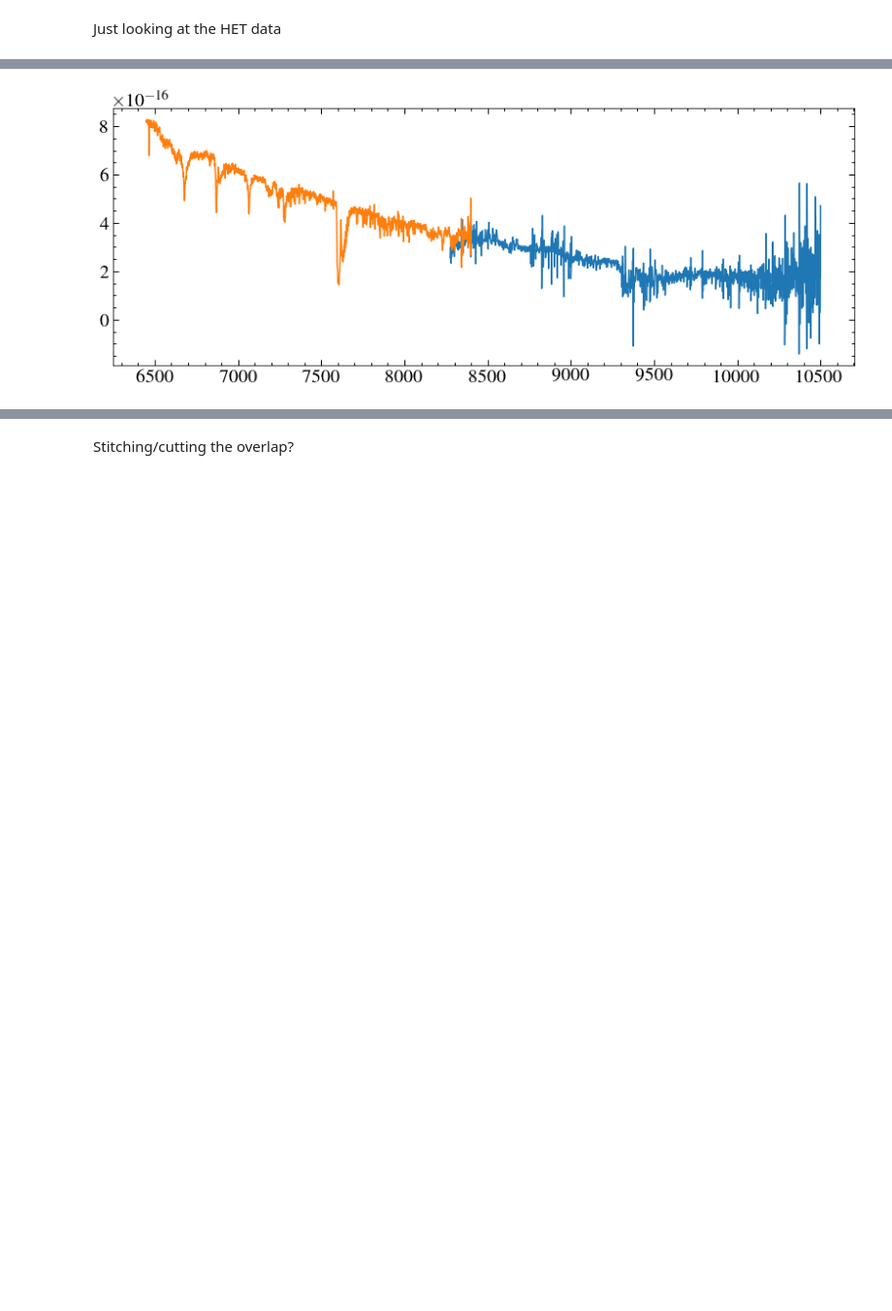
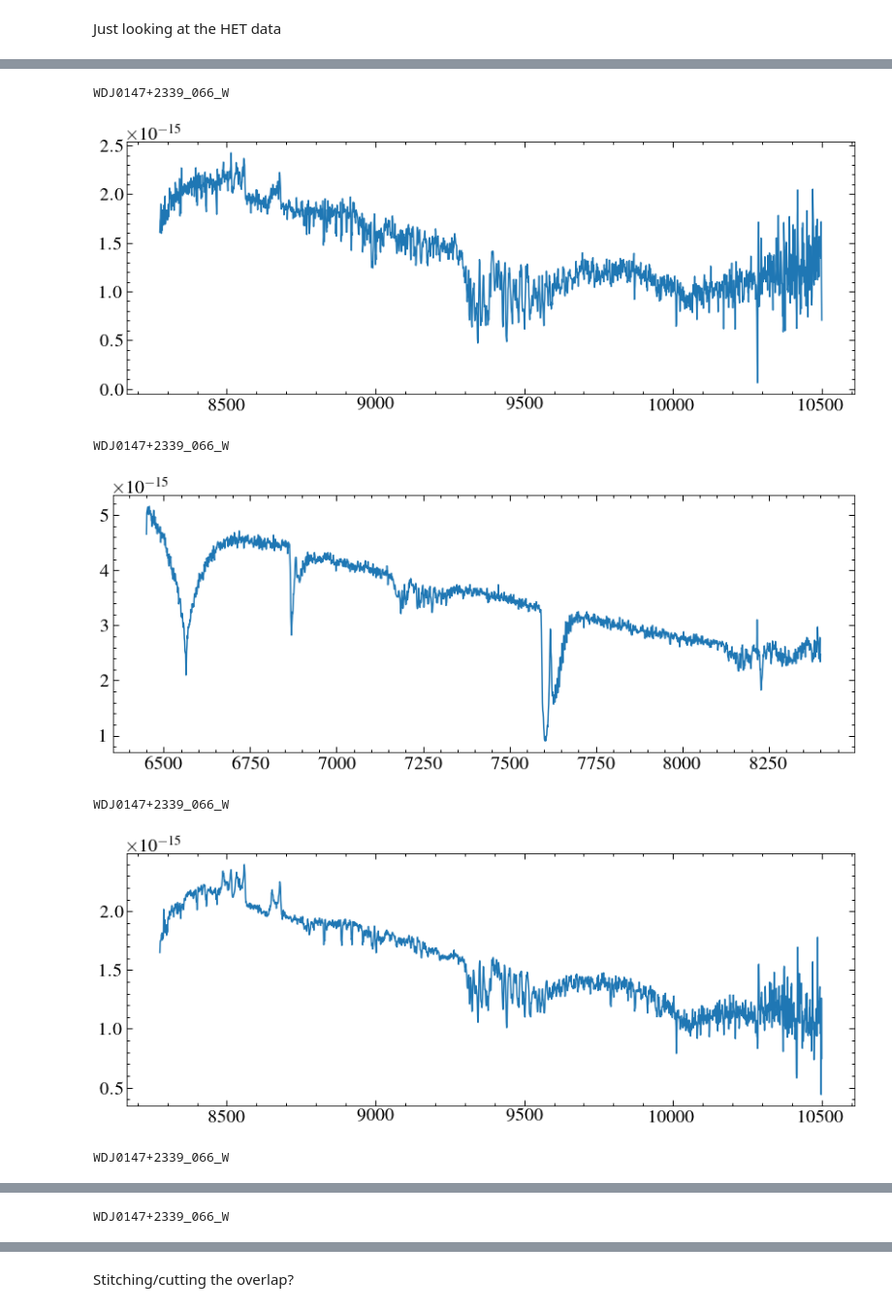
Before and after one commit to davidjwilson/gas_discs, a Jupyter notebook: het_look.ipynb, the cells around one changed output, grey strips where cells are left out. Shown: that part at 97% size. Drawn from its saved outputs; the diff is of its cells as text; code cells hidden in the pictures; blank space fills up the shorter version.

```diff
--- a/het_look.ipynb
+++ b/het_look.ipynb
@@ -22,8 +22,7 @@ from matplotlib import rcParams
 rcParams["figure.figsize"] = (14, 5)
 rcParams["font.size"] = 20
 # %%
-# hetpath = '/media/david/5tb_storage1/gas_discs/0845/het_data/UT21-1-016/'
-hetpath = '/media/david/1tb_storage1/emergency_data/het_gas/UT21-1-016/'
+hetpath = '/media/david/2tb_ext_hd/hddata/het_gas/UT22-1-013/'
 
 hetspecs = glob.glob('{}spectrum*d.fits'.format(hetpath)) #just the red arm
 hetspecs
@@ -33,7 +36,16 @@ hetspecs
 # %%
 for spec in hetspecs:
     data = fits.getdata(spec)
+    star = fits.getheader(spec)['OBJECT']
+    print(star)
     w, f, e = data[0], data[1], data[3]
     plt.plot(w,f)
+    plt.show()
 # %% [output]
+WDJ0147+2339_066_W
-[figure, old version]
+[figure, new version]
+WDJ0147+2339_066_W
+[figure, added]
+WDJ0147+2339_066_W
+[figure, added]
+WDJ0147+2339_066_W
@@ -39,0 +53 @@ for spec in hetspecs:
+WDJ0147+2339_066_W
```
Also changed, not shown: parts of 6 cells of this notebook, 6 other files.
